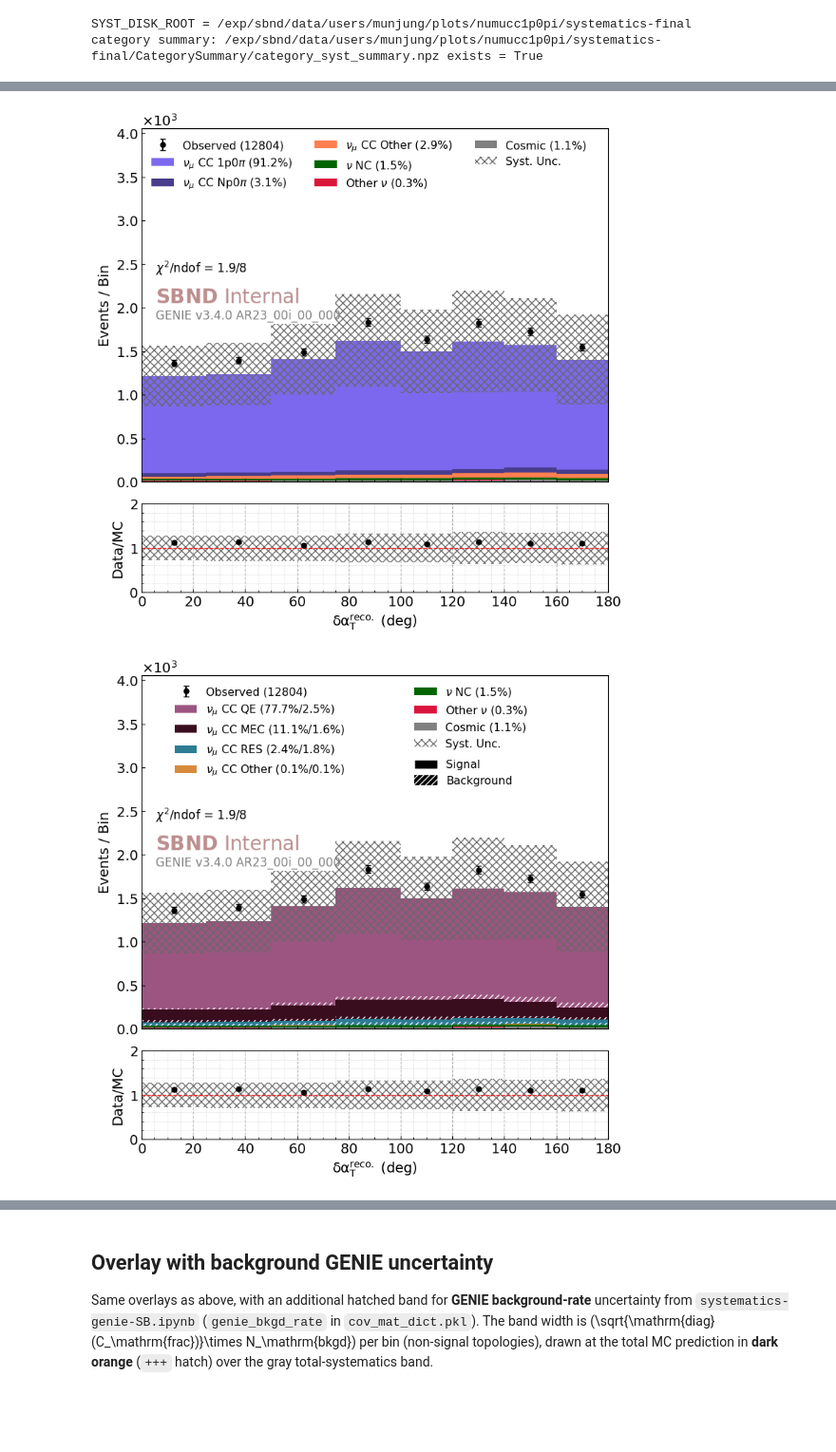
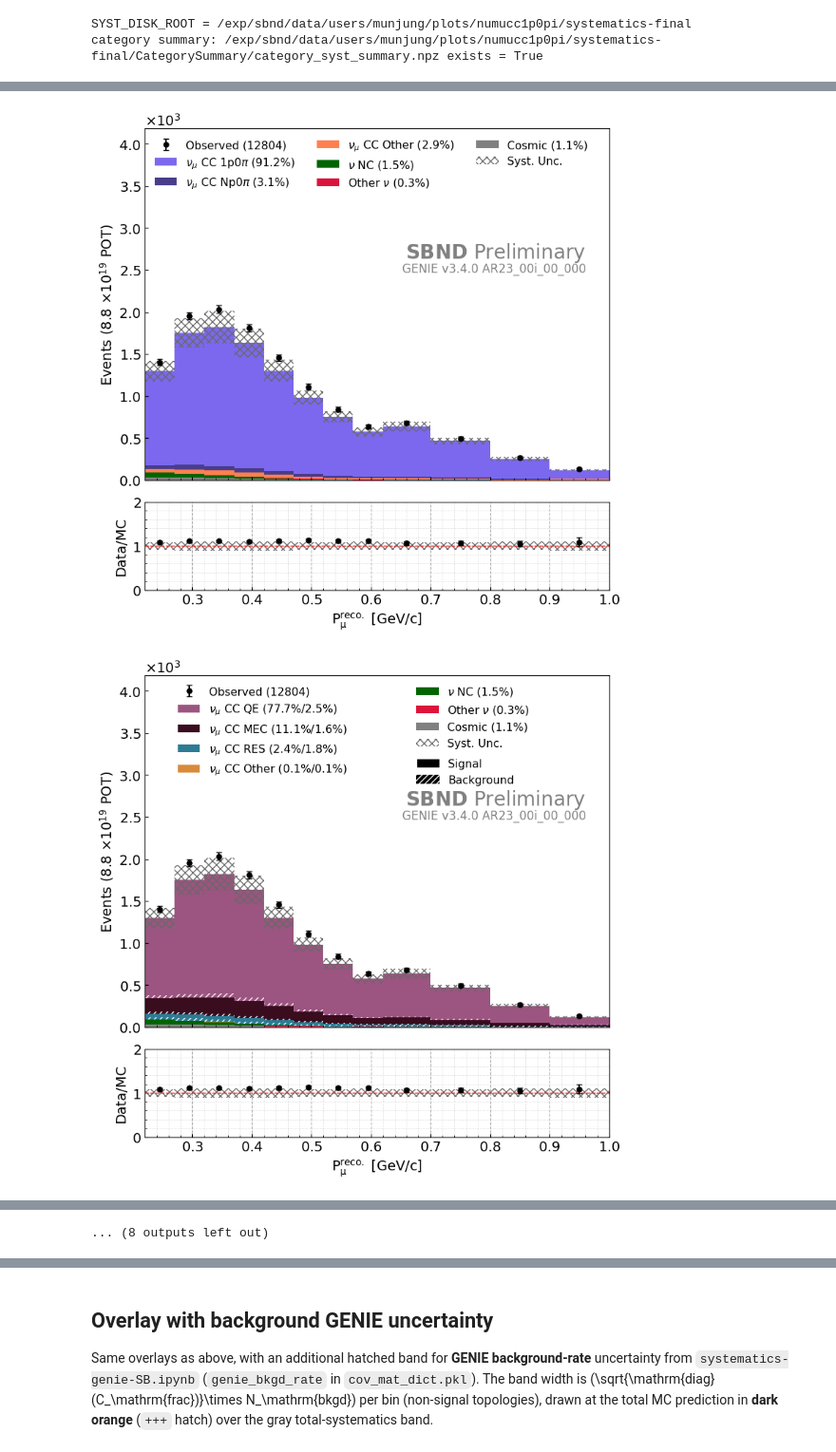
Before and after one commit to wjdanswjddl/cafpyana, a Jupyter notebook: analysis_village/numucc_1p0pi/notebooks/data_mc_comparison.ipynb, the cells around one changed output, grey strips where cells are left out. Shown at 95% size. Drawn from its saved outputs; the diff is of its cells as text; code cells hidden in the pictures; blank space fills up the shorter version.

```diff
--- a/analysis_village/numucc_1p0pi/notebooks/data_mc_comparison.ipynb
+++ b/analysis_village/numucc_1p0pi/notebooks/data_mc_comparison.ipynb
@@ -121,11 +124,11 @@ print(f"evt_good rows: {len(data_evt_df):,}")
 # %% [output]
 evt_good rows: 12,804
 # %%
-data_tot_pot = data_hdr_df["pot"].sum() * 0.98
+data_tot_pot = data_hdr_df["pot"].sum() * 0.9822
 data_gates = data_hdr_df.nbnbinfo.sum()
 # %%
 pot_str = get_pot_str(data_tot_pot)
-pot_label = f"Events / Bin (POT={pot_str})"
+pot_label = f"Events (POT={pot_str})"
 
 data_evt_df["pot_weight"] = np.ones(len(data_evt_df))
 
@@ -135,7 +138,7 @@ print(f"mc_pot_scale: {mc_pot_scale:.3e}")
 mc_evt_df["pot_weight"] = mc_pot_scale * np.ones(len(mc_evt_df))
 
 intime_gates = offbeam_hdr_df[offbeam_hdr_df["first_in_subrun"] == 1]["noffbeambnb"].sum()
-f = 0.0753
+f = 0.08
 scale_intime_to_lightdata = (1 - f) * data_gates / intime_gates
 print(f"intime data scale: {scale_intime_to_lightdata:.2f}")
 intime_evt_df["pot_weight"] = scale_intime_to_lightdata * np.ones(len(intime_evt_df))
@@ -164,6 +167,7 @@ def perTPC_cut(df):
     return in_TPC1 | in_TPC2
 
 mc_evt_df = mc_evt_df.loc[perTPC_cut(mc_evt_df)]
+data_evt_df = data_evt_df.loc[perTPC_cut(data_evt_df)]
 intime_evt_df = intime_evt_df.loc[perTPC_cut(intime_evt_df)]
 
 print(f"perTPC: data={len(data_evt_df):,} mc={len(mc_evt_df):,} intime={len(intime_evt_df):,}")
@@ -282,32 +288,46 @@ data_vs_mc_plotter = partial(
 # %%
 var_configs = [
     # VariableConfig.all_events(),
-    # VariableConfig.muon_momentum(),
-    # VariableConfig.muon_direction(),
-    # VariableConfig.proton_momentum(),
-    # VariableConfig.proton_direction(),
-    # VariableConfig.tki_del_Tp(),
-    # VariableConfig.tki_del_Tp_x(),
-    # VariableConfig.tki_del_Tp_y(),
-    # VariableConfig.tki_del_p(),
+    VariableConfig.muon_momentum(),
+    VariableConfig.muon_direction(),
+    VariableConfig.proton_momentum(),
+    VariableConfig.proton_direction(),
+    VariableConfig.tki_del_Tp(),
+    VariableConfig.tki_del_Tp_x(),
+    VariableConfig.tki_del_Tp_y(),
+    VariableConfig.tki_del_p(),
     VariableConfig.tki_del_alpha(),
-    # VariableConfig.tki_del_phi(),
+    VariableConfig.tki_del_phi(),
 ]
 
+# Optional: per-breakdown legend percentages (0–100), one entry per MC category in stack order.
+# LEGEND_PERCENTAGES_OVERRIDE = {
+#     "topology": [0.8, 5.2, ...],
+#     "genie_sb": [1.0, 2.0, ...],
+# }
+LEGEND_PERCENTAGES_OVERRIDE = {
+    "topology": [91.2, 3.1, 2.9, 1.5, 0.3, 1.1][::-1],
+    "genie_sb": [77.7, 2.5, 11.1, 1.6, 2.4, 1.8, 0.1, 0.1, 1.5, 0.3, 1.1][::-1],
+}
+
 for var_config in var_configs:
+    # syst =
     for breakdown_type in ["topology", "genie_sb"]:
-        plot_labels_hist = [var_config.var_labels[1], "Events / Bin", ""]
+        plot_labels_hist = [var_config.var_labels[1], "Events (8.8 $\\times 10^{19}$ POT)", ""]
         ret = data_vs_mc_plotter(
             breakdown_type=breakdown_type,
-            ax_ylim_ratio=2.5,
+            ax_ylim_ratio=2.3,
             var_config=var_config,
             plot_labels=plot_labels_hist,
-            textchi2=True,
+            approval="preliminary",
+            textloc=[0.05, 0.68],
+            textchi2=False,
+            legend_percentages=LEGEND_PERCENTAGES_OVERRIDE.get(breakdown_type),
             save_name=path.join(
                 save_fig_dir,
                 f"{var_config.var_save_name}_{breakdown_type}",
             ),
         )
 # %% [output]
-[figure, old version]
+[figure, new version]
-[figure, old version]
+[figure, new version]
@@ -313,0 +344 @@ for var_config in var_configs:
+... (8 outputs left out)
```
Also changed, not shown: parts of 13 cells of this notebook, 44 other files.
